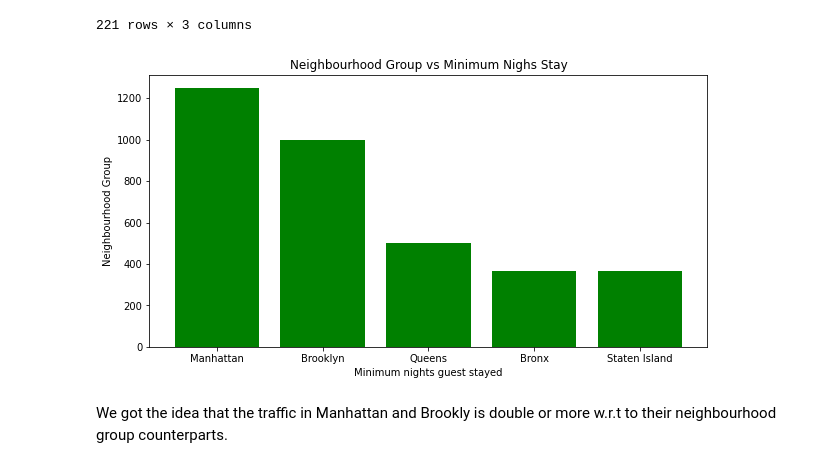
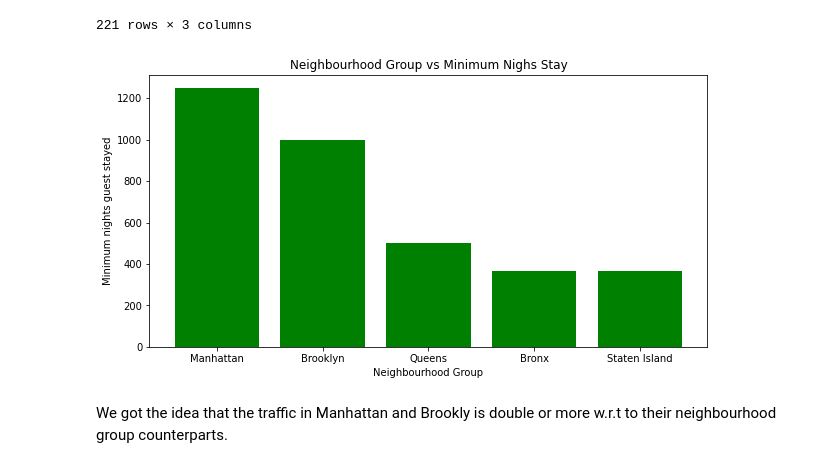
Before and after one commit to Shashwat-spyder/Airbnb-data-analysis, a Jupyter notebook: Shashwat_pani_EDA_Airbnb_Bookings_Analysis_Capstone_Project.ipynb, the cells around one changed output. Cells and saved outputs as stored; diff of their text form; code cells hidden in the pictures.

```diff
--- a/Shashwat_pani_EDA_Airbnb_Bookings_Analysis_Capstone_Project.ipynb
+++ b/Shashwat_pani_EDA_Airbnb_Bookings_Analysis_Capstone_Project.ipynb
@@ -439,17 +408,17 @@ min_group
 # %%
 min_nights=min_group['minimum_nights']
 neigh=min_group['neighbourhood_group']
 
 fig=plt.figure(figsize=(10,5))
 
 plt.bar(neigh,min_nights, color='green', width=0.8)
 
-plt.xlabel('Minimum nights guest stayed')
-plt.ylabel('Neighbourhood Group')
+plt.xlabel('Neighbourhood Group')
+plt.ylabel('Minimum nights guest stayed')
 plt.title('Neighbourhood Group vs Minimum Nighs Stay')
 plt.show()
 # %% [output]
-[figure, old version]
+[figure, new version]
 # %% [markdown]
 We got the idea that the traffic in Manhattan and Brookly is double or more w.r.t to their neighbourhood group counterparts.
 # %%
```
Also changed, not shown: parts of 12 cells of this notebook.
